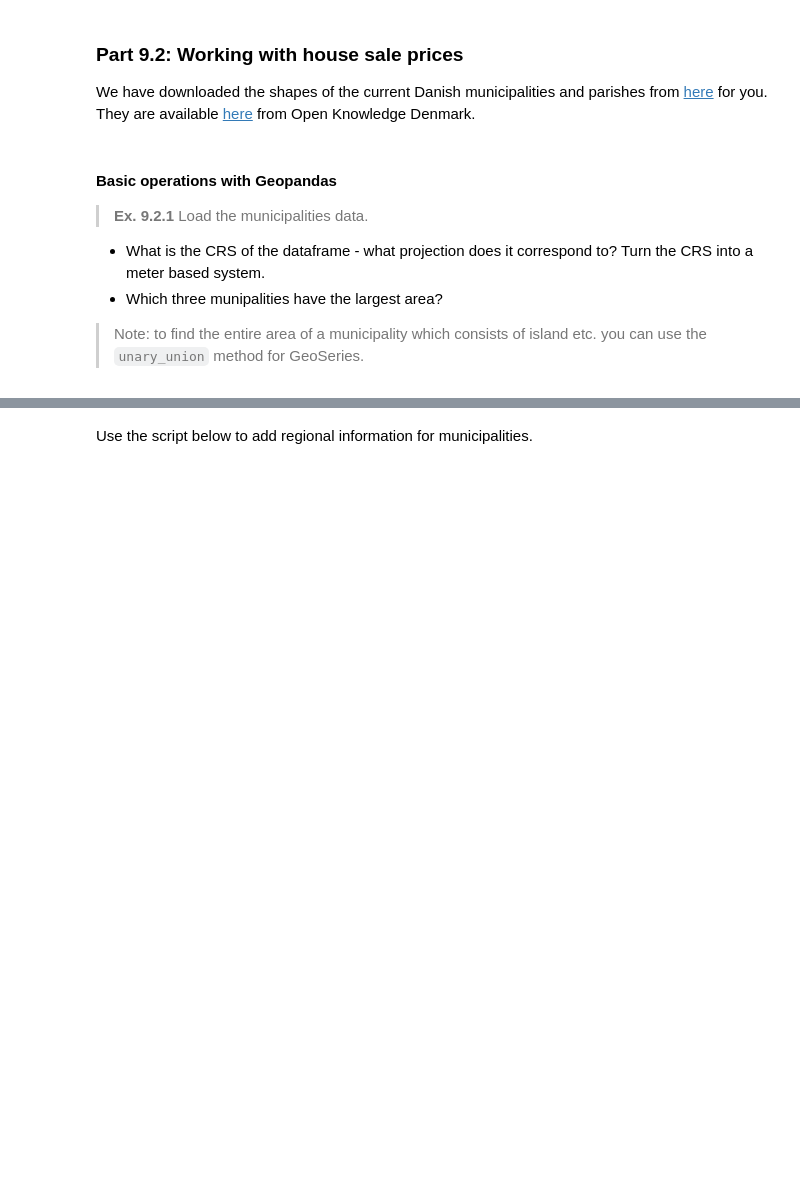
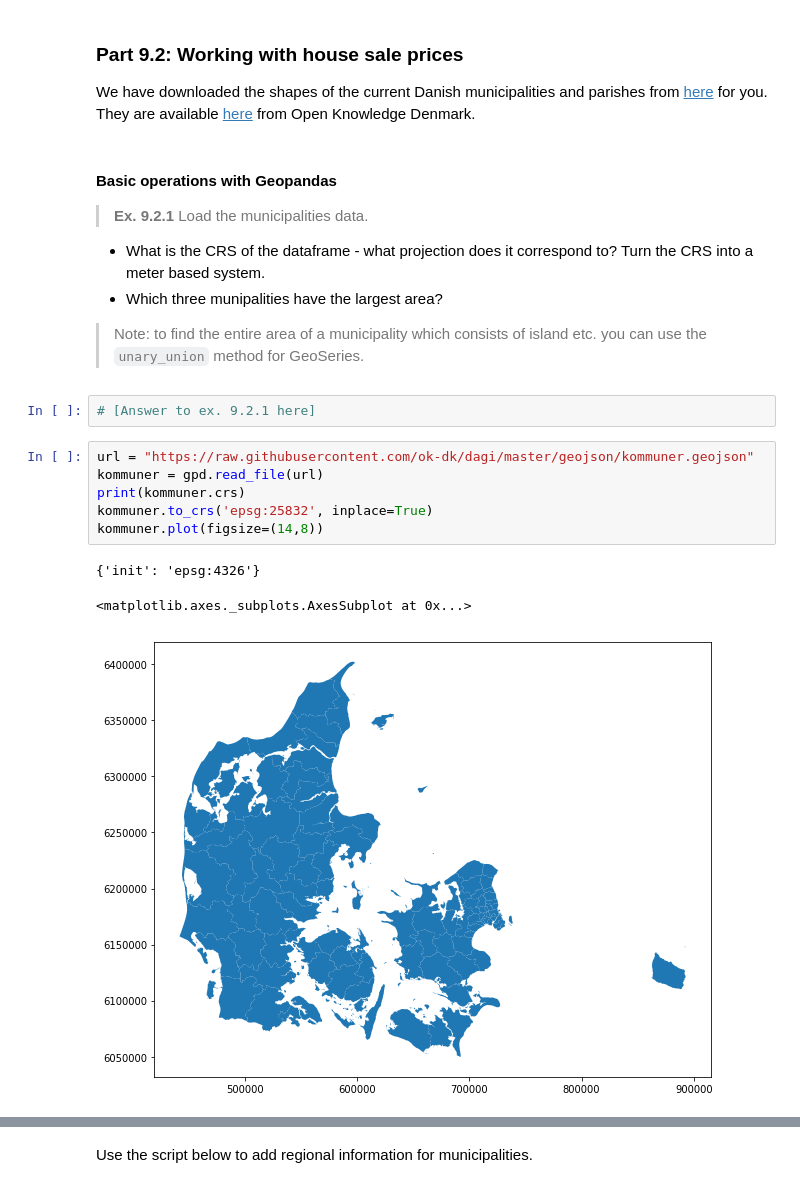
Before and after one commit to thornoe/topics_in_social_data_science, a Jupyter notebook: sessions/S9_Spatial-1/geo_exercises.ipynb, the cells around one changed output, grey strips where cells are left out. Cells and saved outputs as stored; diff of their text form; blank space fills up the shorter version.

```diff
--- a/sessions/S9_Spatial-1/geo_exercises.ipynb
+++ b/sessions/S9_Spatial-1/geo_exercises.ipynb
@@ -86,3 +86,15 @@ We have downloaded the shapes of the current Danish municipalities and parishes
 - Which three munipalities have the largest area?
 
 > Note: to find the entire area of a municipality which consists of island etc. you can use the `unary_union` method for GeoSeries.
+# %%
+# [Answer to ex. 9.2.1 here]
+# %%
+url = "https://raw.githubusercontent.com/ok-dk/dagi/master/geojson/kommuner.geojson"
+kommuner = gpd.read_file(url)
+print(kommuner.crs)
+kommuner.to_crs('epsg:25832', inplace=True)
+kommuner.plot(figsize=(14,8))
+# %% [output]
+{'init': 'epsg:4326'}
+<matplotlib.axes._subplots.AxesSubplot at 0x...>
+[figure, added]
```
Also changed, not shown: parts of 3 cells of this notebook, 22 other files.
